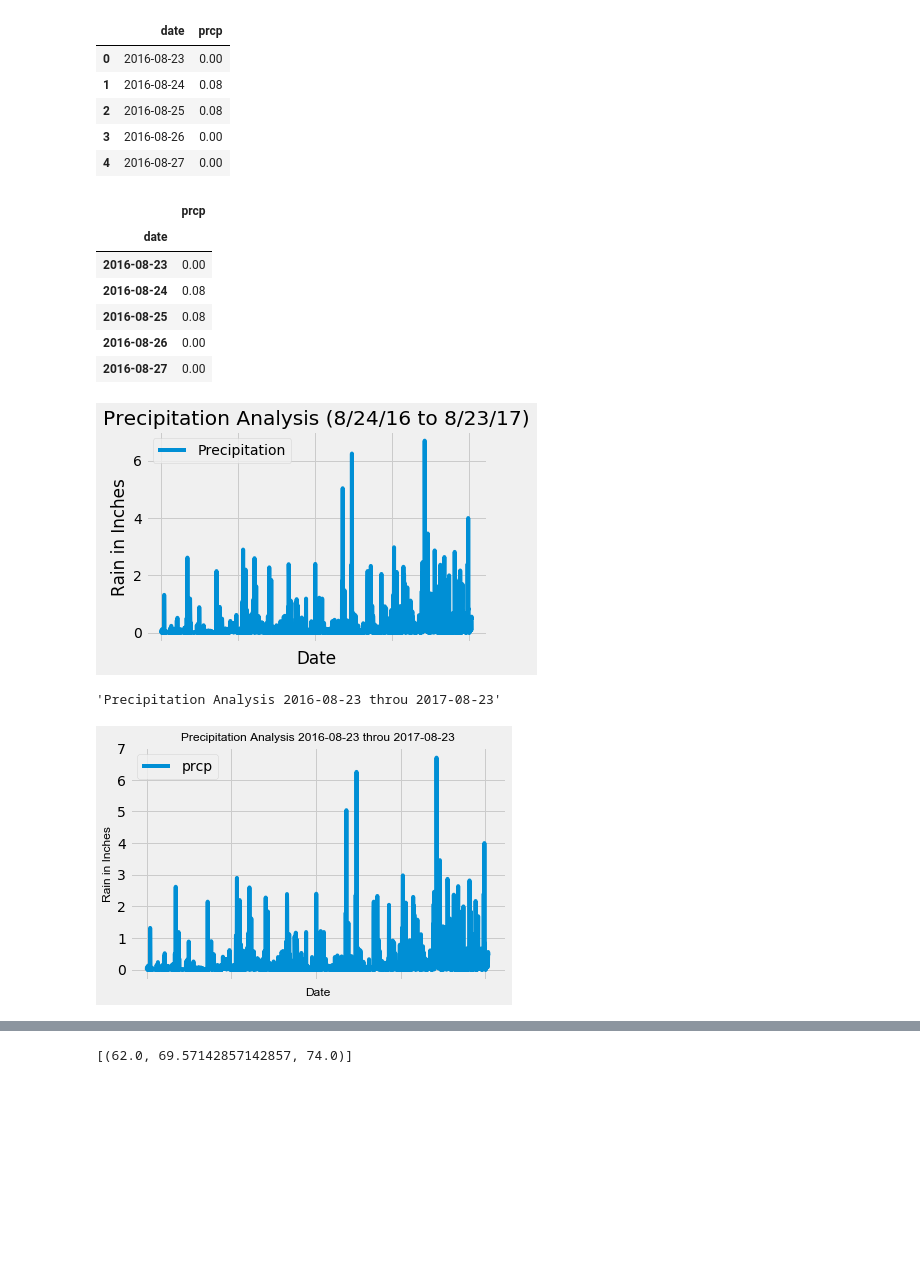
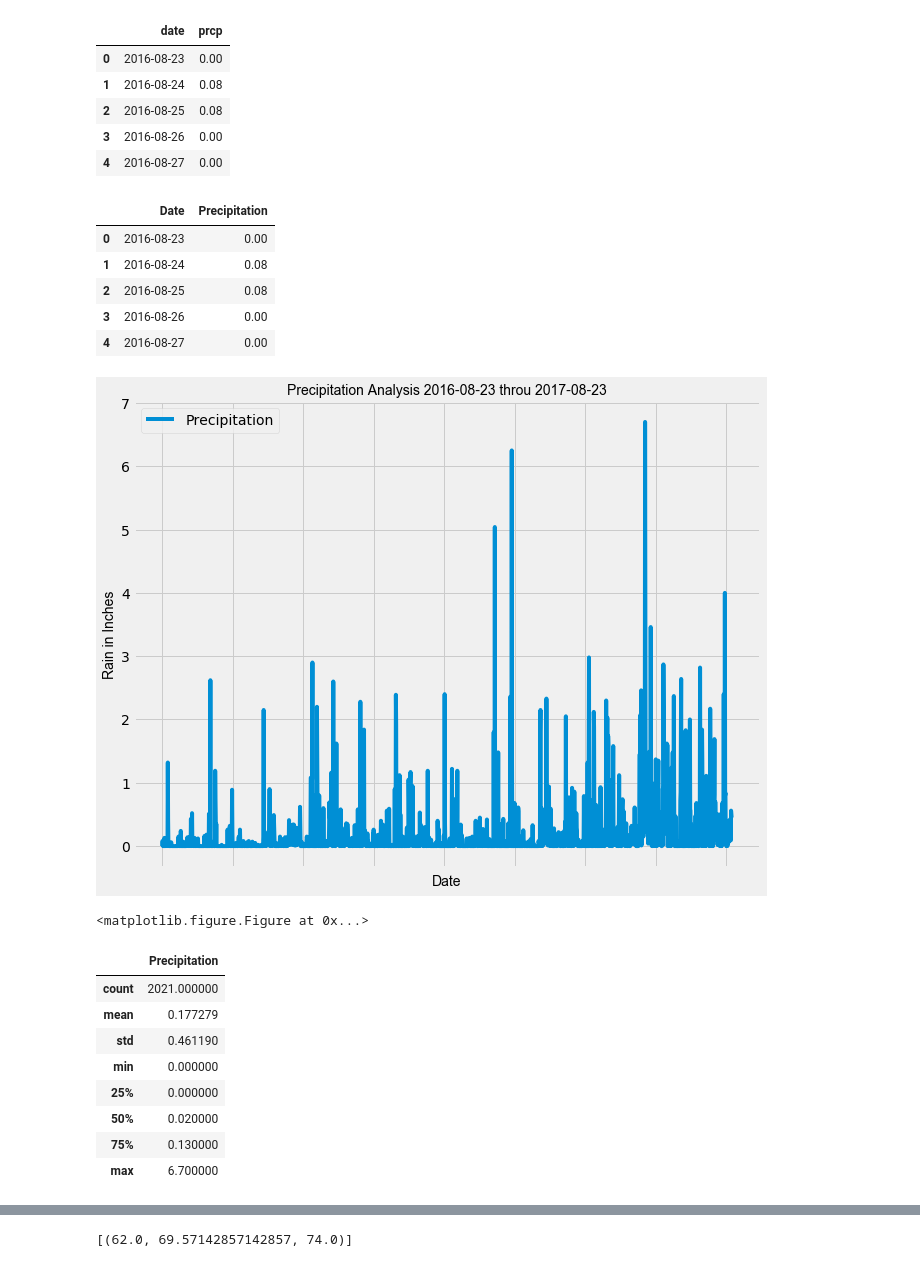
Before and after one commit to salizadeh10/Surfs-Up, a Jupyter notebook: climate_analysis.ipynb, the cells around one changed output, grey strips where cells are left out. Drawn from its saved outputs; the diff is of its cells as text; code cells hidden in the pictures; blank space fills up the shorter version.

Commit message:
Precipitation plot done

```diff
--- a/climate_analysis.ipynb
+++ b/climate_analysis.ipynb
@@ -142,47 +142,27 @@ prcp_df.head()
 # %%
 # Sort the DataFrame values by `date`
 prcp_df.set_index('date').head()
+prcp_df.columns = ["Date", "Precipitation"]
+prcp_df.head()
 # %% [output]
-|  | prcp |
-| date |  |
-| 2016-08-23 | 0.00 |
-| 2016-08-24 | 0.08 |
-| 2016-08-25 | 0.08 |
-| 2016-08-26 | 0.00 |
-| 2016-08-27 | 0.00 |
+|  | Date | Precipitation |
+| 0 | 2016-08-23 | 0.00 |
+| 1 | 2016-08-24 | 0.08 |
+| 2 | 2016-08-25 | 0.08 |
+| 3 | 2016-08-26 | 0.00 |
+| 4 | 2016-08-27 | 0.00 |
-# %%
-prcp_df.plot('date', 'prcp')
-plt.xlabel("Date")
-plt.ylabel("Rain in Inches")
-plt.title("Precipitation Analysis (8/24/16 to 8/23/17)")
-plt.legend(["Precipitation"])
-plt.xticks(rotation=45)
-plt.tight_layout()
-plt.show()
-# %% [output]
-[figure, removed]
-# %%
-str(last_year)
-title_txt = "Precipitation Analysis " + str(last_year) + " throu " + str(last_measurement_date)
-title_txt
-# %% [output]
-'Precipitation Analysis 2016-08-23 throu 2017-08-23'
 # %%
 # Plot the results
-prcp_df.plot("date", "prcp")
-plt.xlabel("Date", fontname='Arial', fontsize=12)
-plt.ylabel("Rain in Inches", fontname='Arial', fontsize=12)
+prcp_df.plot("Date", "Precipitation", figsize=(10,8))
+plt.xlabel("Date", fontname='Arial', fontsize=14)
+plt.ylabel("Rain in Inches", fontname='Arial', fontsize=14)
 title_txt = "Precipitation Analysis " + str(last_year) + " throu " + str(last_measurement_date)
-plt.title(title_txt, fontname='Arial', fontsize=12)
-#plt.legend(scatterpoints=1, loc="best", title="Precipitation")
-#plt.legend(["Precipitation"])
-#plt.ylim(20,20)
-#plt.xlim(-0.25, len(x_axis))
-#plt.ylim(0, max(prcp_df["date"])+10)
-#plt.xlim(0, 10)
-#plt.xticks(rotation=45)
+plt.title(title_txt, fontname='Arial', fontsize=14)
+plt.show()
 
-#plt.tight_layout()
+# Save Figure
+plt.savefig("precipitation.png")
 plt.show()
 # %% [output]
-[figure, old version]
+[figure, new version]
+<matplotlib.figure.Figure at 0x...>
@@ -189,3 +171,15 @@ plt.show()
+# %%
+prcp_df.describe()
+# %% [output]
+|  | Precipitation |
+| count | 2021.000000 |
+| mean | 0.177279 |
+| std | 0.461190 |
+| min | 0.000000 |
+| 25% | 0.000000 |
+| 50% | 0.020000 |
+| 75% | 0.130000 |
+| max | 6.700000 |
 # %% [markdown]
 ![precipitation](Images/precipitation.png)
 # %%
```
Also changed, not shown: parts of 1 cell of this notebook.
